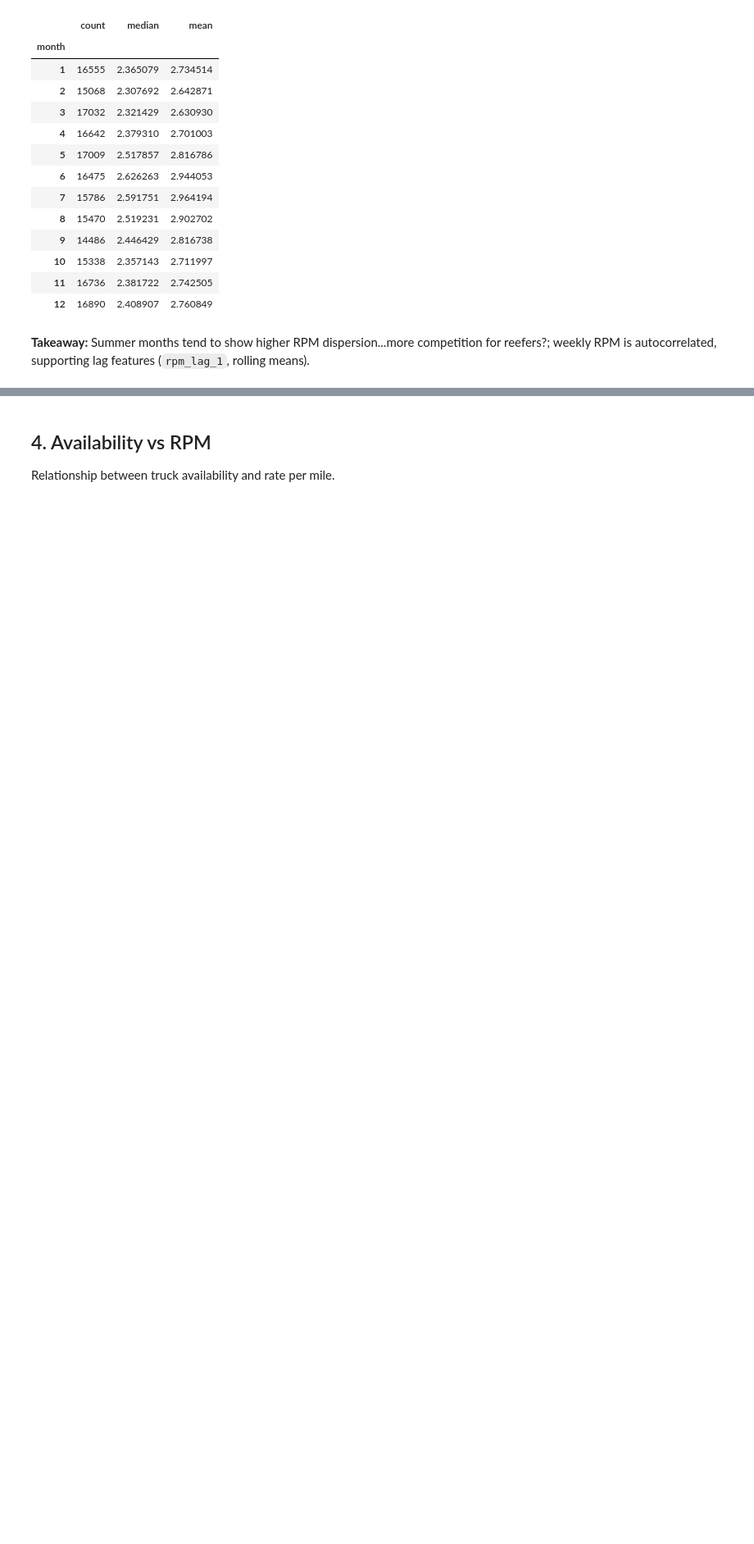
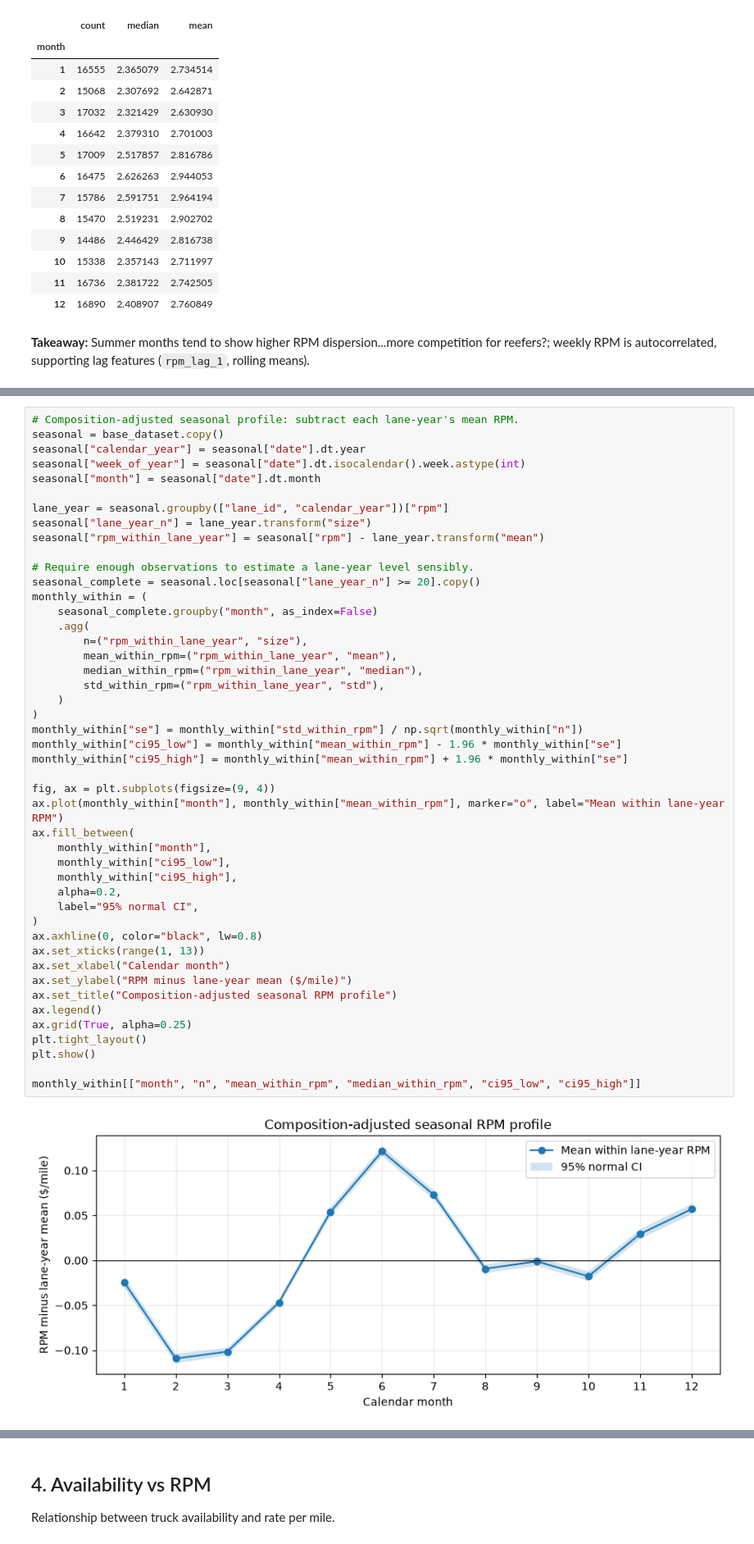
Before and after one commit to 4ngelGtz/freight_rate, a Jupyter notebook: notebooks/02_signal_exploration.ipynb, the cells around one changed output, grey strips where cells are left out. Shown at 82% size. Cells and saved outputs as stored; diff of their text form; blank space fills up the shorter version.

```diff
--- a/notebooks/02_signal_exploration.ipynb
+++ b/notebooks/02_signal_exploration.ipynb
@@ -184,0 +194,48 @@ base_dataset.groupby("month")["rpm"].agg(["count", "median", "mean"]).astype({"m
+# %%
+# Composition-adjusted seasonal profile: subtract each lane-year's mean RPM.
+seasonal = base_dataset.copy()
+seasonal["calendar_year"] = seasonal["date"].dt.year
+seasonal["week_of_year"] = seasonal["date"].dt.isocalendar().week.astype(int)
+seasonal["month"] = seasonal["date"].dt.month
+
+lane_year = seasonal.groupby(["lane_id", "calendar_year"])["rpm"]
+seasonal["lane_year_n"] = lane_year.transform("size")
+seasonal["rpm_within_lane_year"] = seasonal["rpm"] - lane_year.transform("mean")
+
+# Require enough observations to estimate a lane-year level sensibly.
+seasonal_complete = seasonal.loc[seasonal["lane_year_n"] >= 20].copy()
+monthly_within = (
+    seasonal_complete.groupby("month", as_index=False)
+    .agg(
+        n=("rpm_within_lane_year", "size"),
+        mean_within_rpm=("rpm_within_lane_year", "mean"),
+        median_within_rpm=("rpm_within_lane_year", "median"),
+        std_within_rpm=("rpm_within_lane_year", "std"),
+    )
+)
+monthly_within["se"] = monthly_within["std_within_rpm"] / np.sqrt(monthly_within["n"])
+monthly_within["ci95_low"] = monthly_within["mean_within_rpm"] - 1.96 * monthly_within["se"]
+monthly_within["ci95_high"] = monthly_within["mean_within_rpm"] + 1.96 * monthly_within["se"]
+
+fig, ax = plt.subplots(figsize=(9, 4))
+ax.plot(monthly_within["month"], monthly_within["mean_within_rpm"], marker="o", label="Mean within lane-year RPM")
+ax.fill_between(
+    monthly_within["month"],
+    monthly_within["ci95_low"],
+    monthly_within["ci95_high"],
+    alpha=0.2,
+    label="95% normal CI",
+)
+ax.axhline(0, color="black", lw=0.8)
+ax.set_xticks(range(1, 13))
+ax.set_xlabel("Calendar month")
+ax.set_ylabel("RPM minus lane-year mean ($/mile)")
+ax.set_title("Composition-adjusted seasonal RPM profile")
+ax.legend()
+ax.grid(True, alpha=0.25)
+plt.tight_layout()
+plt.show()
+
+monthly_within[["month", "n", "mean_within_rpm", "median_within_rpm", "ci95_low", "ci95_high"]]
+# %% [output]
+[figure, added]
```
Also changed, not shown: parts of 5 cells of this notebook.
